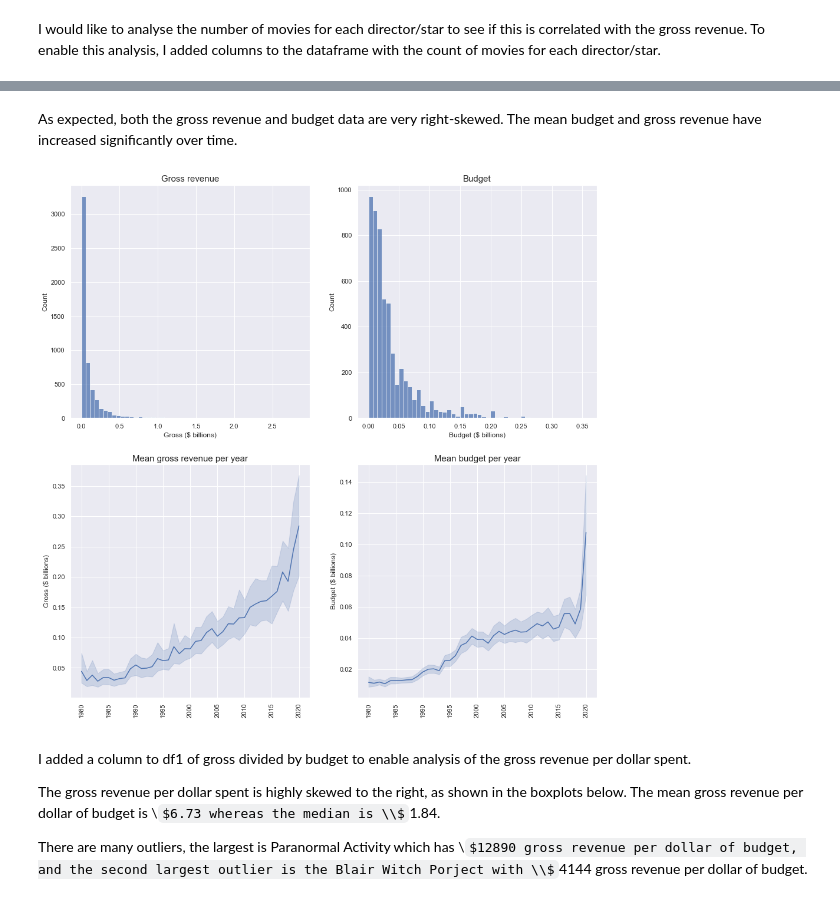
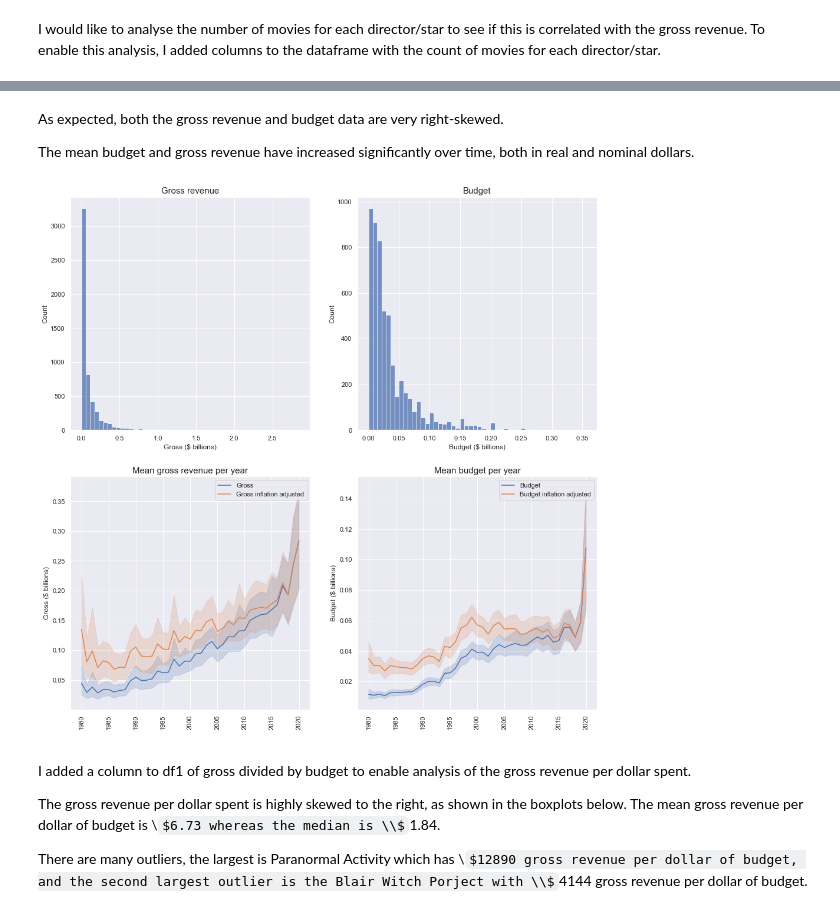
Before and after one commit to JacintaKnight/Movies-1980-2020, a Jupyter notebook: Movies (Kaggle dataset).ipynb, the cells around one changed output, grey strips where cells are left out. Cells and saved outputs as stored; diff of their text form; code cells hidden in the pictures; some formulas as TeX source.

```diff
--- a/Movies (Kaggle dataset).ipynb
+++ b/Movies (Kaggle dataset).ipynb
@@ -93,0 +114,22 @@ dtype: float64
+# %%
+#Adjust budget and gross for inflation
+
+def adjbudget (row):
+    if row['year'] >= 2019:
+        val = row['budget']
+    else:
+        val = cpi.inflate(row["budget"], row["year"])
+    return val
+
+df['budget_adjusted'] = df.apply(adjbudget, axis=1)
+
+def adjgross (row):
+    if row['year'] >= 2019:
+        val = row['gross']
+    else:
+        val = cpi.inflate(row["gross"], row["year"])
+    return val
+
+df['gross_adjusted'] = df.apply(adjgross, axis=1)
+
+df.head()
@@ -130,35 +179,41 @@ df.head()
 | 3 | Airplane! | PG | Comedy | 1980 | July 2, 1980 (United States) | 7.7 | 221000.0 | Jim Abrahams | Jim Abrahams | Robert Hays | United States | ... |
 | 4 | Caddyshack | R | Comedy | 1980 | July 25, 1980 (United States) | 7.3 | 108000.0 | Harold Ramis | Brian Doyle-Murray | Chevy Chase | United States | ... |
 # %% [markdown]
-As expected, both the gross revenue and budget data are very right-skewed. The mean budget and gross revenue have increased significantly over time.
+As expected, both the gross revenue and budget data are very right-skewed.
+
+The mean budget and gross revenue have increased significantly over time, both in real and nominal dollars.
 # %%
 #histogram of gross revenue
 fig, axes = plt.subplots(2, 2, sharex=False, figsize=(16,16))
 plt.subplots_adjust( wspace = 0.2, hspace = 0.2)   #adjust space between plots
 
 sns.histplot(ax=axes[0, 0], x=df1['gross']/1000000000, bins=50)
 axes[0, 0].set_title('Gross revenue', fontsize=15)
 axes[0, 0].set_xlabel('Gross ($ billions)')
 
 sns.histplot(ax=axes[0, 1], x=df1['budget']/1000000000, bins=50)
 axes[0, 1].set_title('Budget', fontsize=15)
 axes[0, 1].set_xlabel('Budget ($ billions)')
 
 sns.lineplot(ax=axes[1, 0], x=df1['year'], y=df1['gross']/1000000000)
+sns.lineplot(ax=axes[1, 0], x=df1['year'], y=df1['gross_adjusted']/1000000000)
 axes[1, 0].set_title('Mean gross revenue per year', fontsize=15)
 axes[1, 0].set_ylabel('Gross ($ billions)')
 axes[1, 0].set_xlabel(' ')
+axes[1, 0].legend(labels=["Gross","Gross inflation adjusted"])
 axes[1, 0].tick_params(axis='x', rotation=90)
 
 sns.lineplot(ax=axes[1, 1], x=df1['year'], y=df1['budget']/1000000000)
+sns.lineplot(ax=axes[1, 1], x=df1['year'], y=df1['budget_adjusted']/1000000000)
 axes[1, 1].set_title('Mean budget per year', fontsize=15)
 axes[1, 1].set_ylabel('Budget ($ billions)')
 axes[1, 1].set_xlabel(' ')
+axes[1, 1].legend(labels=["Budget","Budget inflation adjusted"])
 axes[1, 1].tick_params(axis='x', rotation=90)
 
 plt.show()
 # %% [output]
-[figure, old version]
+[figure, new version]
 # %% [markdown]
 I added a column to df1 of gross divided by budget to enable analysis of the gross revenue per dollar spent.
 
```
Also changed, not shown: parts of 11 cells of this notebook, 1 other file.
